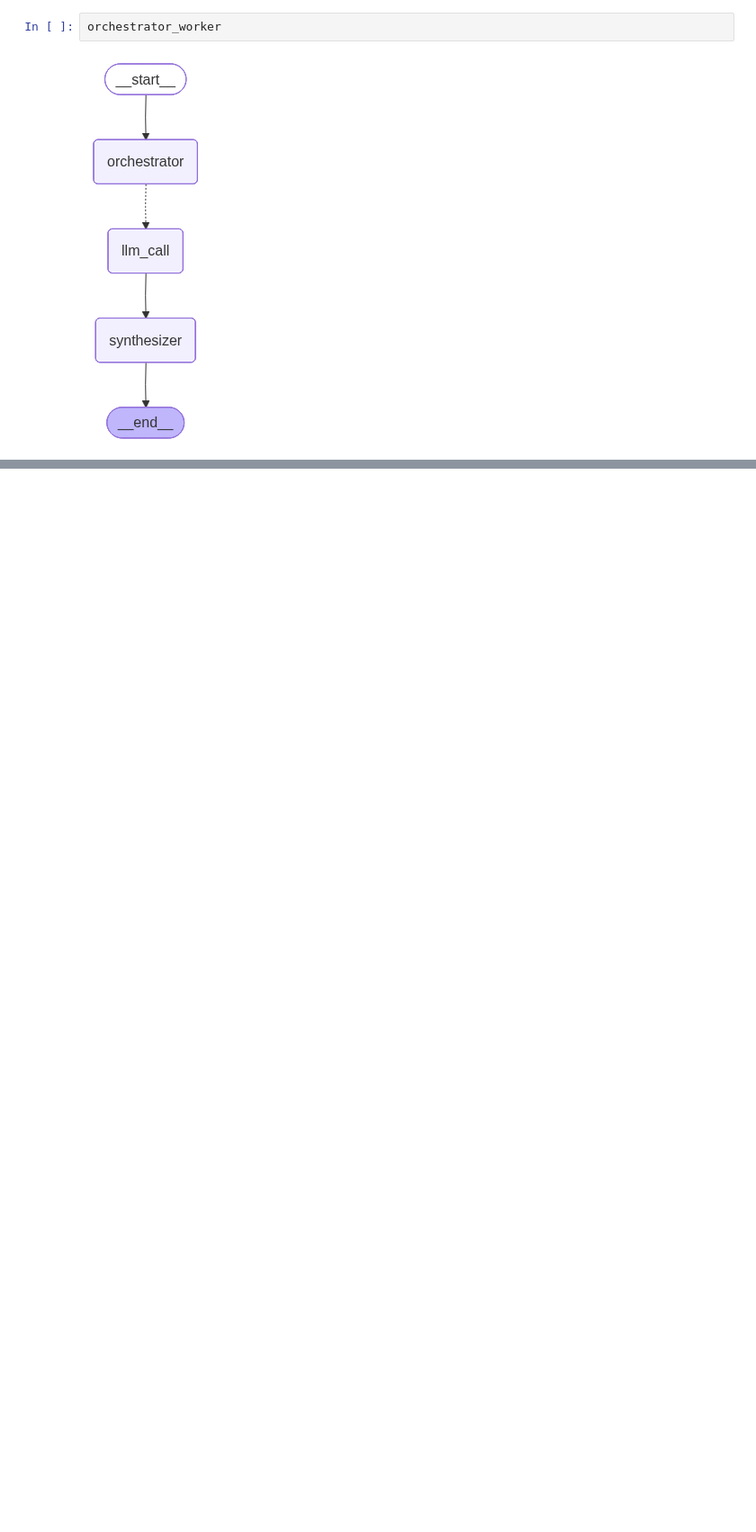
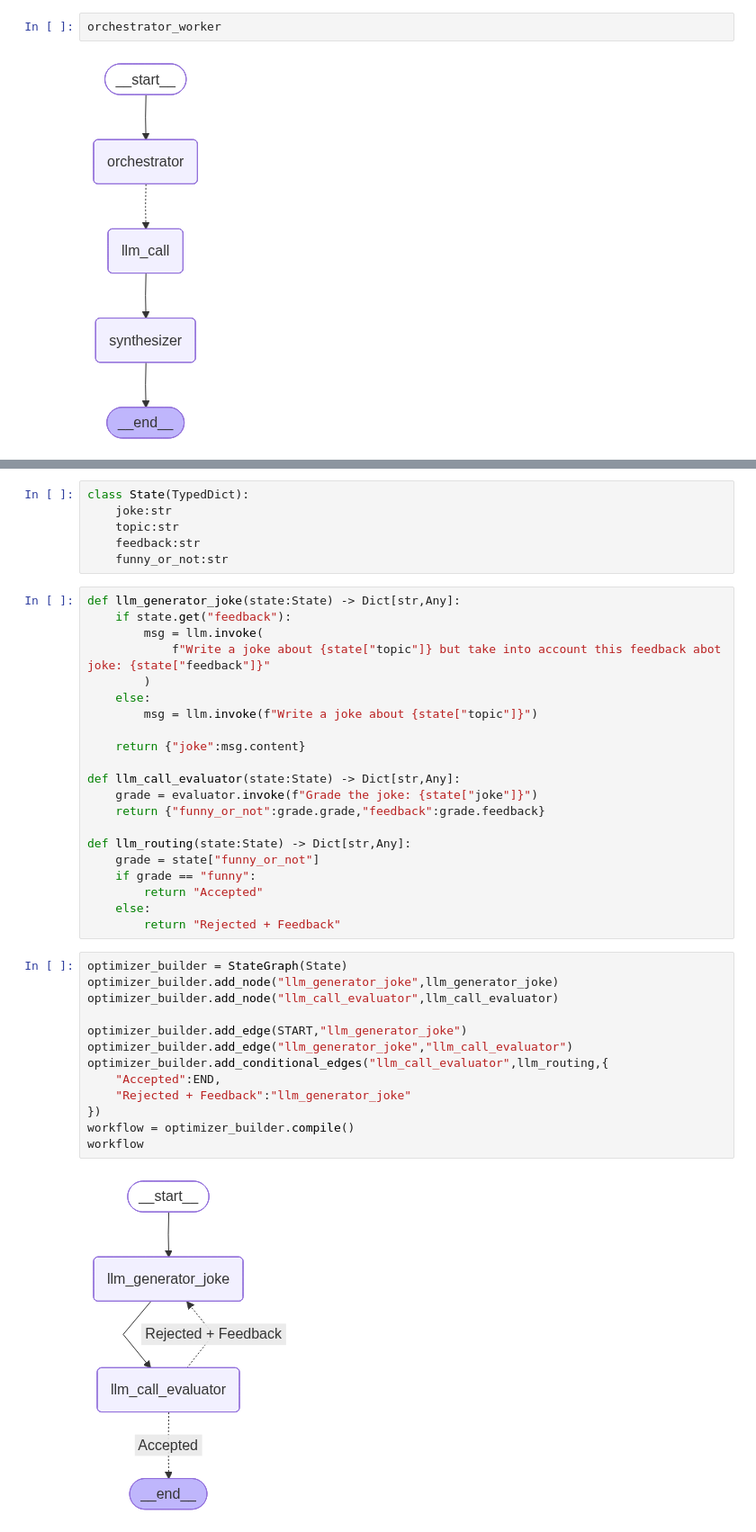
Before and after one commit to TahaDataAlchemy/LangGraph-Fundamentals, a Jupyter notebook: workflowVsAgentLanggraph.ipynb, the cells around one changed output, grey strips where cells are left out. Shown at 90% size. Saved outputs shown, nothing was run; the diff lists cells and outputs as text; blank space fills up the shorter version.

Commit message:
Evaluator - Optimizer workflows

```diff
--- a/workflowVsAgentLanggraph.ipynb
+++ b/workflowVsAgentLanggraph.ipynb
@@ -345,0 +351,42 @@ orchestrator_worker
+# %%
+class State(TypedDict):
+    joke:str
+    topic:str
+    feedback:str
+    funny_or_not:str
+# %%
+def llm_generator_joke(state:State) -> Dict[str,Any]:
+    if state.get("feedback"):
+        msg = llm.invoke(
+            f"Write a joke about {state["topic"]} but take into account this feedback abot joke: {state["feedback"]}"
+        )
+    else:
+        msg = llm.invoke(f"Write a joke about {state["topic"]}")
+
+    return {"joke":msg.content}
+
+def llm_call_evaluator(state:State) -> Dict[str,Any]:
+    grade = evaluator.invoke(f"Grade the joke: {state["joke"]}")
+    return {"funny_or_not":grade.grade,"feedback":grade.feedback}
+
+def llm_routing(state:State) -> Dict[str,Any]:
+    grade = state["funny_or_not"]
+    if grade == "funny":
+        return "Accepted"
+    else:
+        return "Rejected + Feedback"
+# %%
+optimizer_builder = StateGraph(State)
+optimizer_builder.add_node("llm_generator_joke",llm_generator_joke)
+optimizer_builder.add_node("llm_call_evaluator",llm_call_evaluator)
+
+optimizer_builder.add_edge(START,"llm_generator_joke")
+optimizer_builder.add_edge("llm_generator_joke","llm_call_evaluator")
+optimizer_builder.add_conditional_edges("llm_call_evaluator",llm_routing,{
+    "Accepted":END,
+    "Rejected + Feedback":"llm_generator_joke"
+})
+workflow = optimizer_builder.compile()
+workflow
+# %% [output]
+[figure, added]
```
Also changed, not shown: parts of 5 cells of this notebook.
